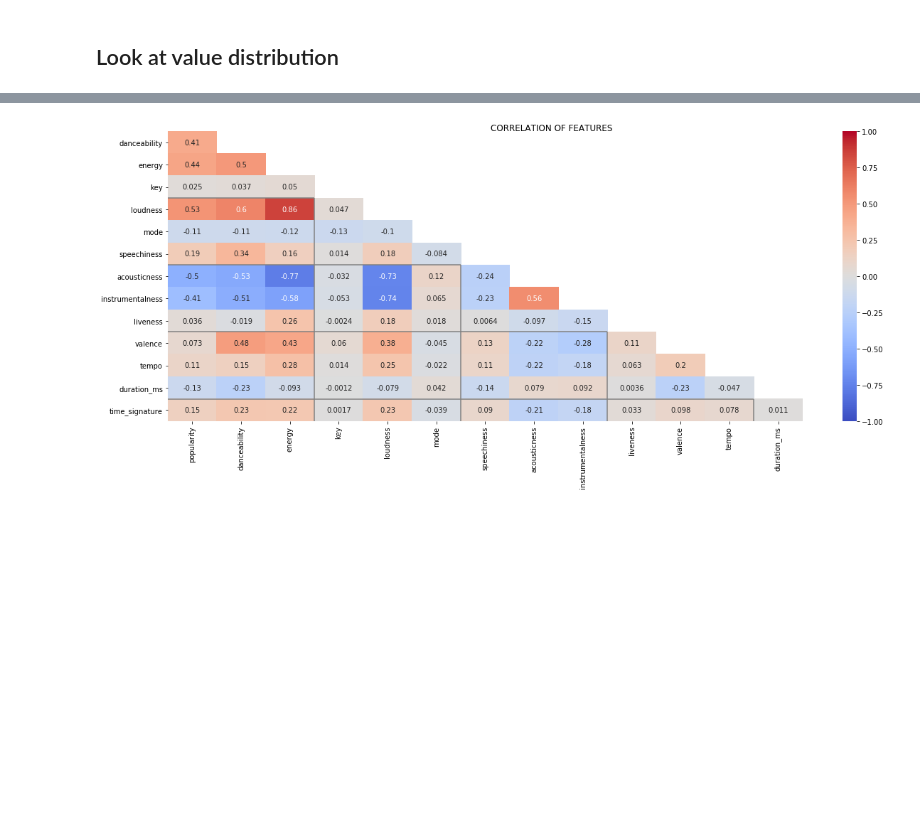
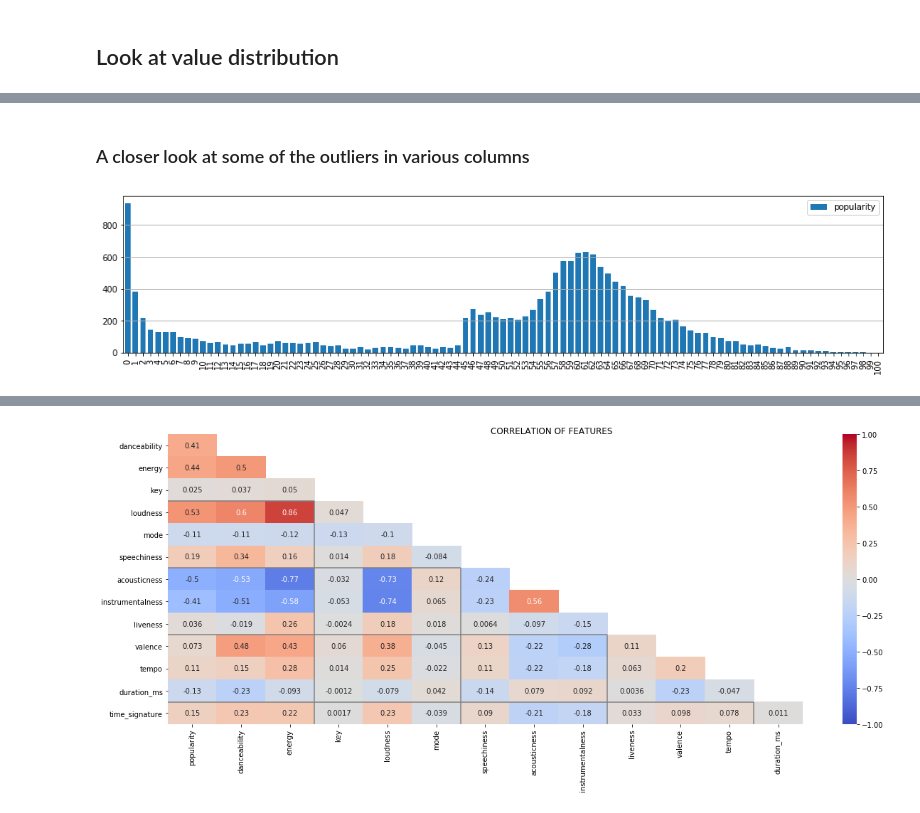
Before and after one commit to jgo-DA/CoS_AWS, a Jupyter notebook: EDA.ipynb, the cells around one changed output, grey strips where cells are left out. Saved outputs shown, nothing was run; the diff lists cells and outputs as text; code cells hidden in the pictures; blank space fills up the shorter version.

```diff
--- a/EDA.ipynb
+++ b/EDA.ipynb
@@ -317,0 +338,9 @@ for i in range(i % 3 + 1, 3): axes.flat[i % 3].set_visible(False) # hide trailin
+# %% [markdown]
+### A closer look at some of the outliers in various columns
+# %%
+# Popularity == zero?
+
+df_joined['popularity'].value_counts(sort=False).sort_index().plot \
+    .bar(figsize=(16.5, 3.5), width=0.75, legend=True).grid(axis='y')
+# %% [output]
+[figure, added]
```
Also changed, not shown: parts of 22 cells of this notebook, 1 other file.
